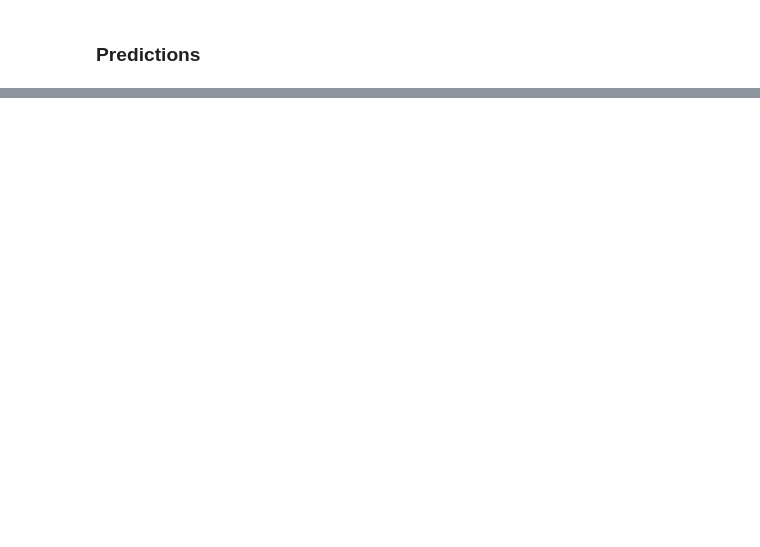
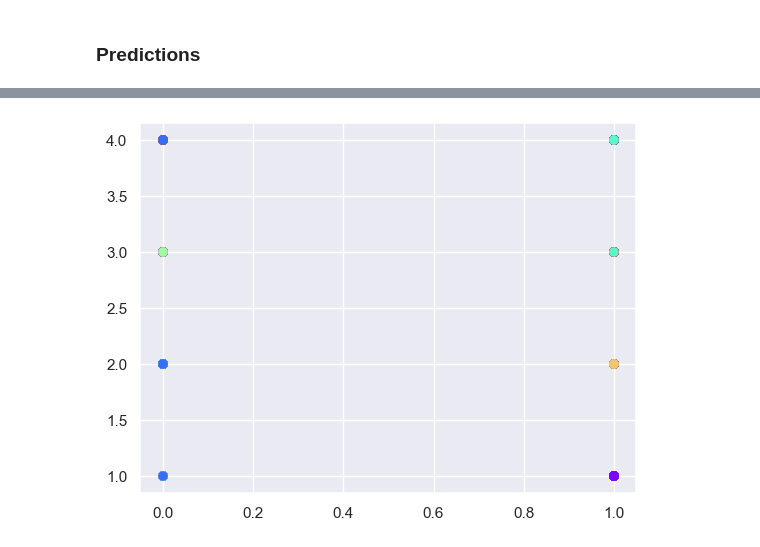
Before and after one commit to manuel22fuele/DC-from-Scratch, a Jupyter notebook: DataScienceProject/Kaggle Datasets/Medical_Insurance_Cost_Prediction.ipynb, the cells around one changed output, grey strips where cells are left out. Cells and saved outputs as stored; diff of their text form; code cells hidden in the pictures; blank space fills up the shorter version.

Commit message:
prediction

```diff
--- a/DataScienceProject/Kaggle Datasets/Medical_Insurance_Cost_Prediction.ipynb
+++ b/DataScienceProject/Kaggle Datasets/Medical_Insurance_Cost_Prediction.ipynb
@@ -209,0 +278,4 @@ smoke = input("Smoke? Yes/No ")
+# %%
+kmeans = KMeans()
+# %%
+kmeans.fit(x)
@@ -209,0 +286,3 @@ smoke = input("Smoke? Yes/No ")
+# %%
+identified_clusters = kmeans.fit_predict(x)
+identified_clusters
@@ -209,0 +291,4 @@ smoke = input("Smoke? Yes/No ")
+# %%
+data_with_cluster = data_mapped_cluster.copy()
+data_with_cluster['Clusters'] = identified_clusters
+data_with_cluster
@@ -209,0 +309,7 @@ smoke = input("Smoke? Yes/No ")
+# %%
+plt.scatter(data_with_cluster['smoker'], data_with_cluster['region'], c = data_with_cluster['Clusters'], cmap='rainbow')
+plt.xlim()
+plt.ylim()
+plt.show()
+# %% [output]
+[figure, added]
```
Also changed, not shown: parts of 31 cells of this notebook.
